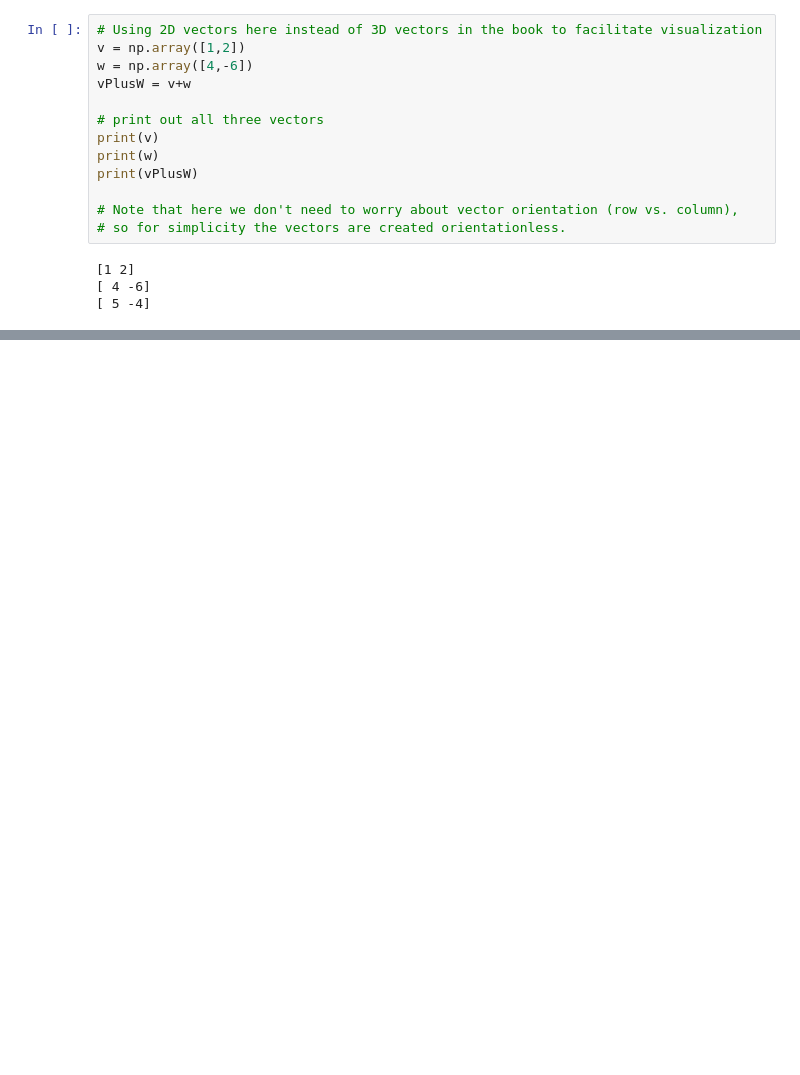
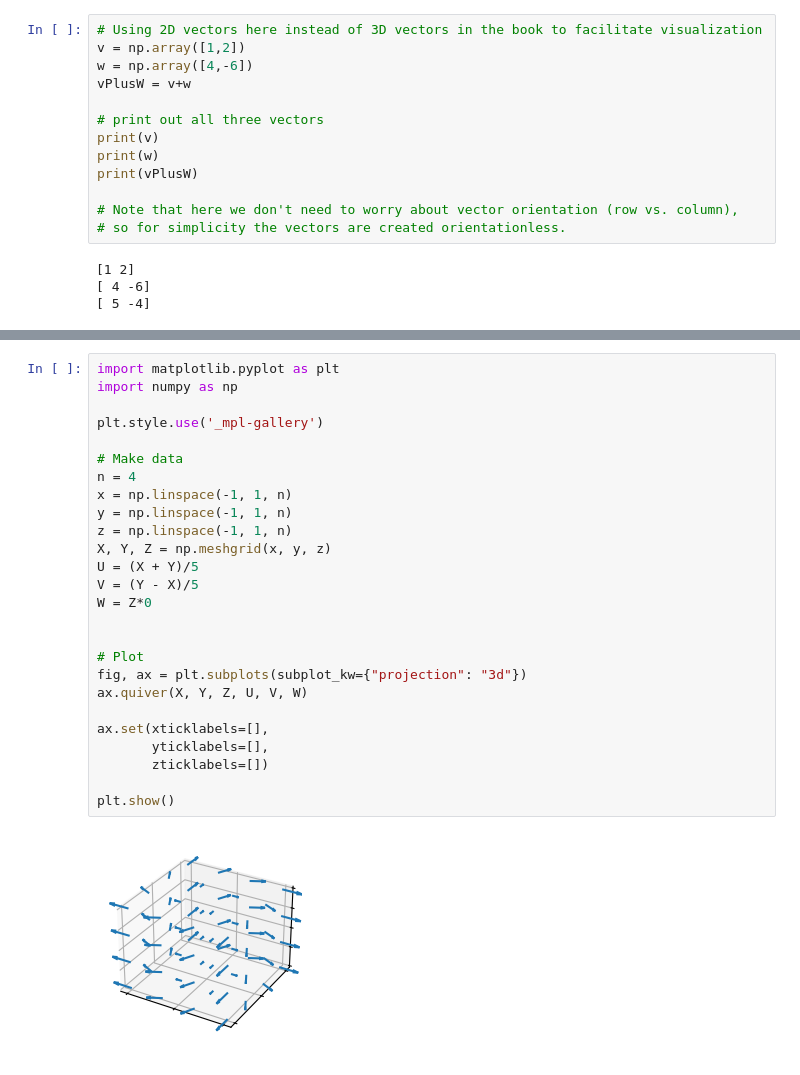
Before and after one commit to chaossky/Python, a Jupyter notebook: ch2_linalgds001.ipynb, the cells around one changed output, grey strips where cells are left out. Saved outputs shown, nothing was run; the diff lists cells and outputs as text; blank space fills up the shorter version.

```diff
--- a/ch2_linalgds001.ipynb
+++ b/ch2_linalgds001.ipynb
@@ -111,0 +665,28 @@ print(vPlusW)
+# %%
+import matplotlib.pyplot as plt
+import numpy as np
+
+plt.style.use('_mpl-gallery')
+
+# Make data
+n = 4
+x = np.linspace(-1, 1, n)
+y = np.linspace(-1, 1, n)
+z = np.linspace(-1, 1, n)
+X, Y, Z = np.meshgrid(x, y, z)
+U = (X + Y)/5
+V = (Y - X)/5
+W = Z*0
+
+
+# Plot
+fig, ax = plt.subplots(subplot_kw={"projection": "3d"})
+ax.quiver(X, Y, Z, U, V, W)
+
+ax.set(xticklabels=[],
+       yticklabels=[],
+       zticklabels=[])
+
+plt.show()
+# %% [output]
+[figure, added]
```
Also changed, not shown: parts of 23 cells of this notebook, 53 other files.
